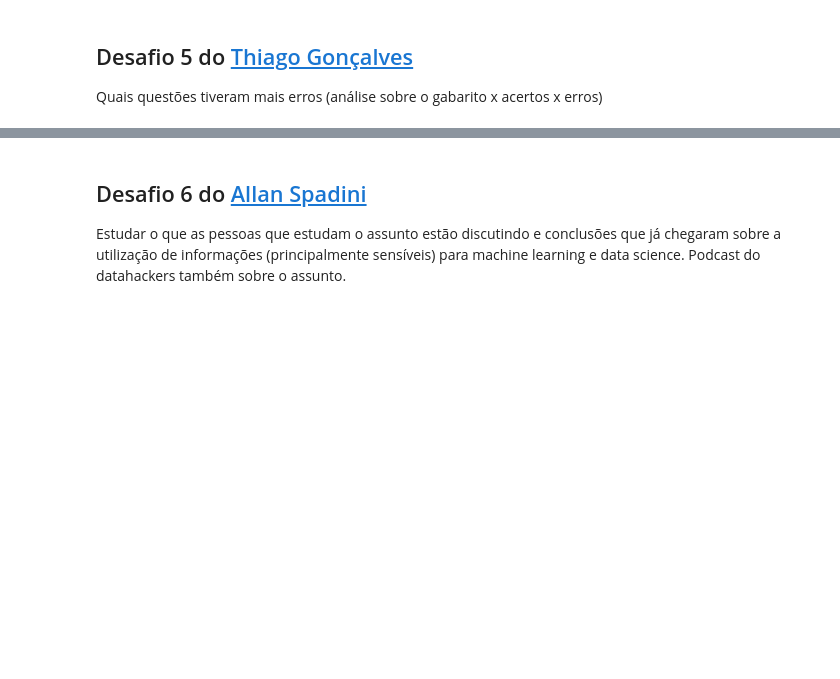
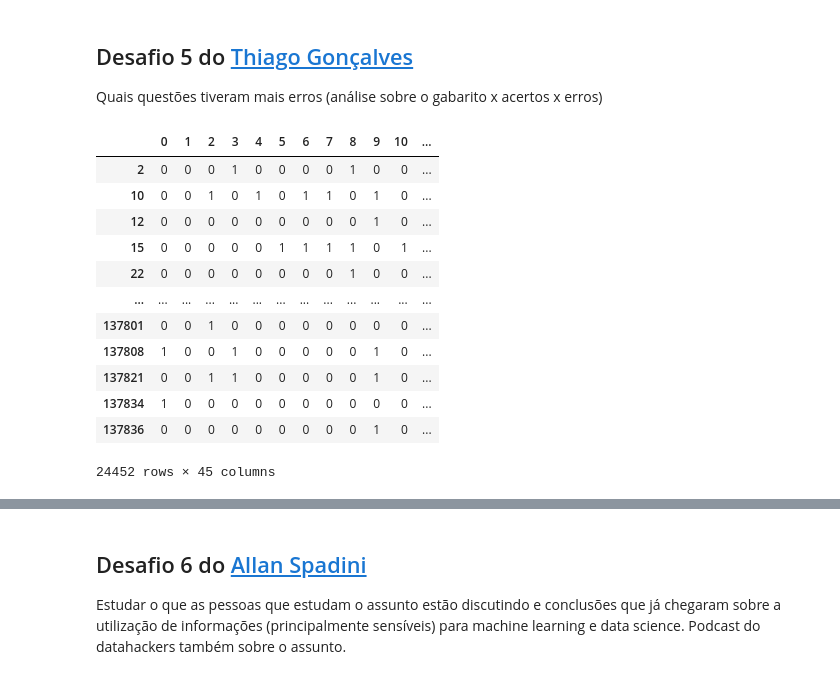
Before and after one commit to alexandrealvees/Quarentena, a Jupyter notebook: quarentena_de_dados_alura.ipynb, the cells around one changed output, grey strips where cells are left out. Drawn from its saved outputs; the diff is of its cells as text; code cells hidden in the pictures; blank space fills up the shorter version.

```diff
--- a/quarentena_de_dados_alura.ipynb
+++ b/quarentena_de_dados_alura.ipynb
@@ -1452,0 +1555,20 @@ Quais questões tiveram mais erros (análise sobre o gabarito x acertos x erros)
+# %%
+# Analisando a prova azul de Ciências da Natureza
+prova_cn_azul = dados.query('CO_PROVA_CN == 447')
+
+matriz_acertos = prova_cn_azul.apply(corrige_questoes, materia='CN', axis=1)
+matriz_acertos
+# %% [output]
+|  | 0 | 1 | 2 | 3 | 4 | 5 | 6 | 7 | 8 | 9 | 10 | ... |
+| 2 | 0 | 0 | 0 | 1 | 0 | 0 | 0 | 0 | 1 | 0 | 0 | ... |
+| 10 | 0 | 0 | 1 | 0 | 1 | 0 | 1 | 1 | 0 | 1 | 0 | ... |
+| 12 | 0 | 0 | 0 | 0 | 0 | 0 | 0 | 0 | 0 | 1 | 0 | ... |
+| 15 | 0 | 0 | 0 | 0 | 0 | 1 | 1 | 1 | 1 | 0 | 1 | ... |
+| 22 | 0 | 0 | 0 | 0 | 0 | 0 | 0 | 0 | 1 | 0 | 0 | ... |
+| ... | ... | ... | ... | ... | ... | ... | ... | ... | ... | ... | ... | ... |
+| 137801 | 0 | 0 | 1 | 0 | 0 | 0 | 0 | 0 | 0 | 0 | 0 | ... |
+| 137808 | 1 | 0 | 0 | 1 | 0 | 0 | 0 | 0 | 0 | 1 | 0 | ... |
+| 137821 | 0 | 0 | 1 | 1 | 0 | 0 | 0 | 0 | 0 | 1 | 0 | ... |
+| 137834 | 1 | 0 | 0 | 0 | 0 | 0 | 0 | 0 | 0 | 0 | 0 | ... |
+| 137836 | 0 | 0 | 0 | 0 | 0 | 0 | 0 | 0 | 0 | 1 | 0 | ... |
+24452 rows × 45 columns
```
Also changed, not shown: parts of 8 cells of this notebook.
